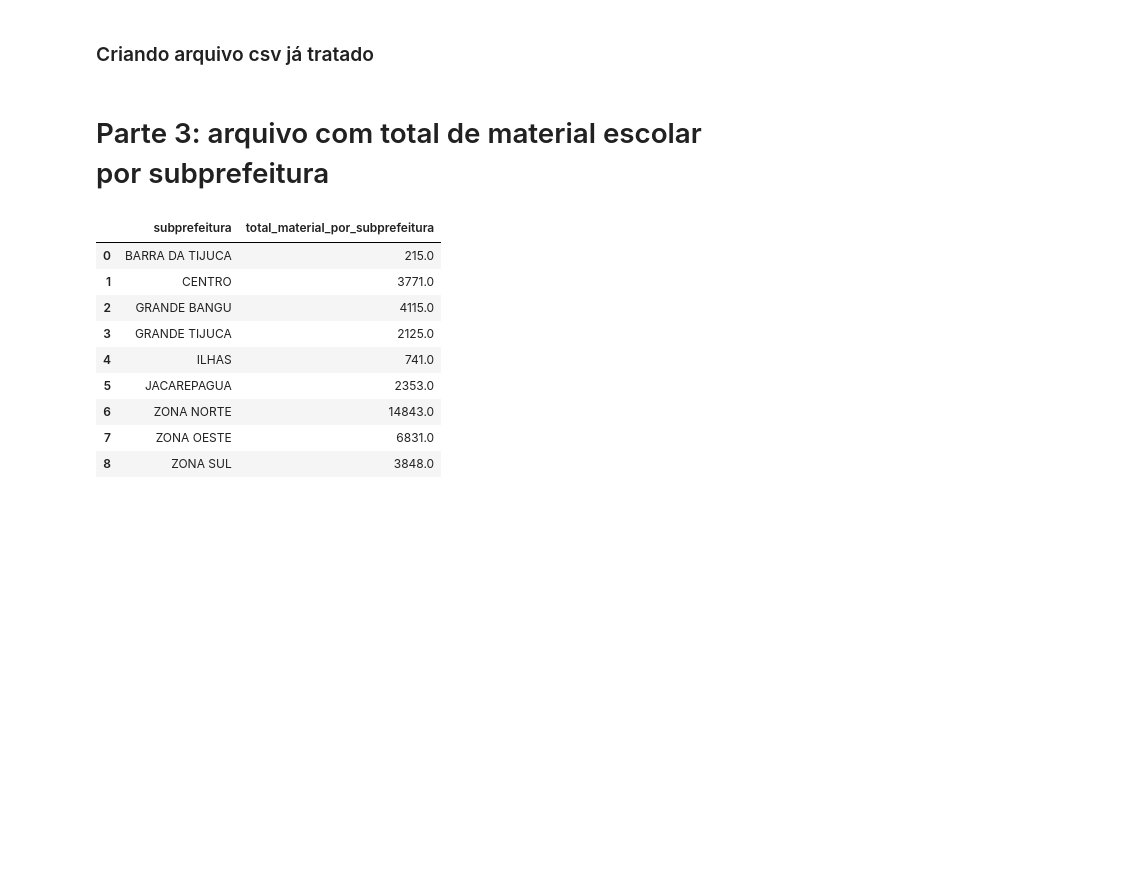
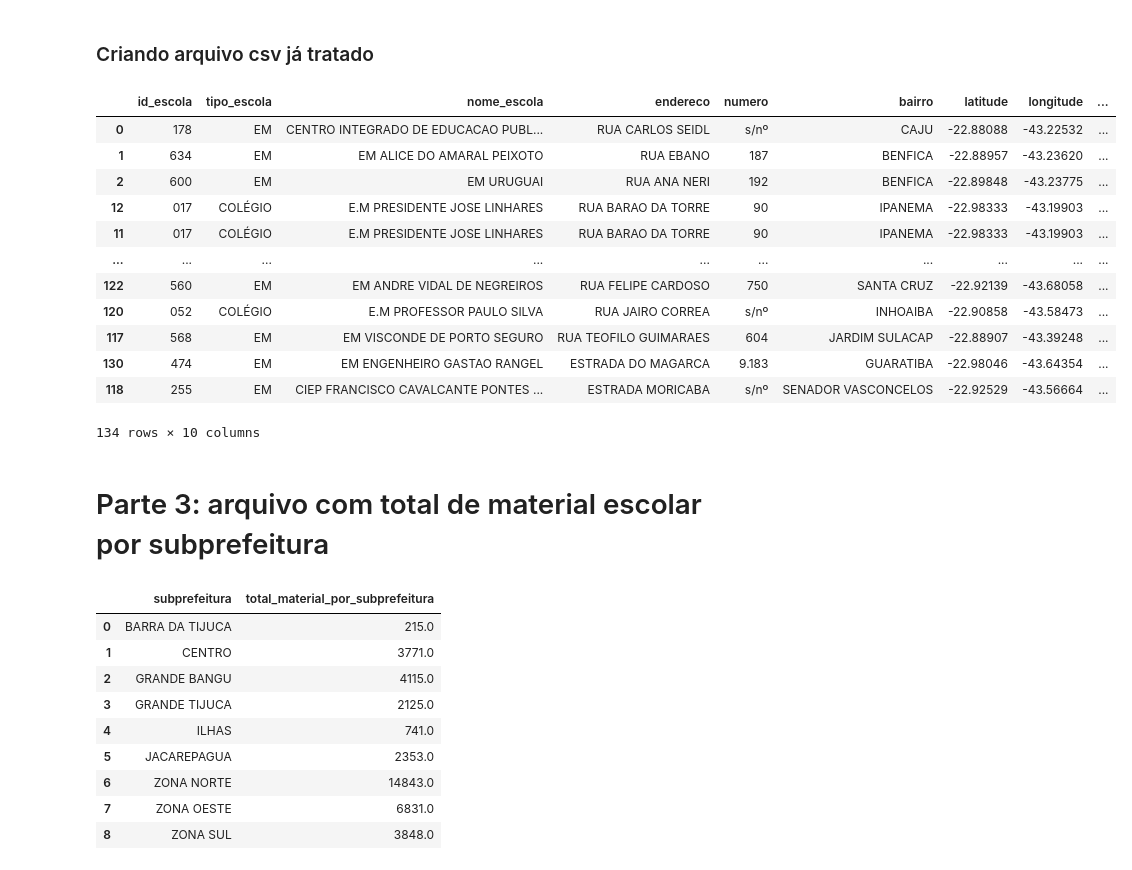
Before and after one commit to isabelepinto/limpeza_de_dados_projeto, a Jupyter notebook: projeto.ipynb, the cells around one changed output. Drawn from its saved outputs; the diff is of its cells as text; code cells hidden in the pictures; blank space fills up the shorter version.

Commit message:
adicionado ordenacao ao dataframe

```diff
--- a/projeto.ipynb
+++ b/projeto.ipynb
@@ -308,8 +322,30 @@ rotasOtimizadas
 # %% [markdown]
 ### Criando arquivo csv já tratado
 # %%
+#Ordernar dataframe
+id_escolaOrder = []
+for i in rotasOtimizadas:
+    id_escolaOrder.append(i[0])
+
+df_merge = df_merge.sort_values('id_escola', key=lambda x: x.map({v:k for k, v in enumerate(id_escolaOrder)}))
+
 # Salvar o DataFrame de volta no arquivo CSV
 df_merge.to_csv('./output/escolas_tratadas.csv')
+df_merge
+# %% [output]
+|  | id_escola | tipo_escola | nome_escola | endereco | numero | bairro | latitude | longitude | ... |
+| 0 | 178 | EM | CENTRO INTEGRADO DE EDUCACAO PUBL... | RUA CARLOS SEIDL | s/nº | CAJU | -22.88088 | -43.22532 | ... |
+| 1 | 634 | EM | EM ALICE DO AMARAL PEIXOTO | RUA EBANO | 187 | BENFICA | -22.88957 | -43.23620 | ... |
+| 2 | 600 | EM | EM URUGUAI | RUA ANA NERI | 192 | BENFICA | -22.89848 | -43.23775 | ... |
+| 12 | 017 | COLÉGIO | E.M PRESIDENTE JOSE LINHARES | RUA BARAO DA TORRE | 90 | IPANEMA | -22.98333 | -43.19903 | ... |
+| 11 | 017 | COLÉGIO | E.M PRESIDENTE JOSE LINHARES | RUA BARAO DA TORRE | 90 | IPANEMA | -22.98333 | -43.19903 | ... |
+| ... | ... | ... | ... | ... | ... | ... | ... | ... | ... |
+| 122 | 560 | EM | EM ANDRE VIDAL DE NEGREIROS | RUA FELIPE CARDOSO | 750 | SANTA CRUZ | -22.92139 | -43.68058 | ... |
+| 120 | 052 | COLÉGIO | E.M PROFESSOR PAULO SILVA | RUA JAIRO CORREA | s/nº | INHOAIBA | -22.90858 | -43.58473 | ... |
+| 117 | 568 | EM | EM VISCONDE DE PORTO SEGURO | RUA TEOFILO GUIMARAES | 604 | JARDIM SULACAP | -22.88907 | -43.39248 | ... |
+| 130 | 474 | EM | EM ENGENHEIRO GASTAO RANGEL | ESTRADA DO MAGARCA | 9.183 | GUARATIBA | -22.98046 | -43.64354 | ... |
+| 118 | 255 | EM | CIEP FRANCISCO CAVALCANTE PONTES ... | ESTRADA MORICABA | s/nº | SENADOR VASCONCELOS | -22.92529 | -43.56664 | ... |
+134 rows × 10 columns
 # %% [markdown]
 # Parte 3: arquivo com total de material escolar por subprefeitura
 # %%
```
Also changed, not shown: parts of 1 cell of this notebook, 1 other file.
